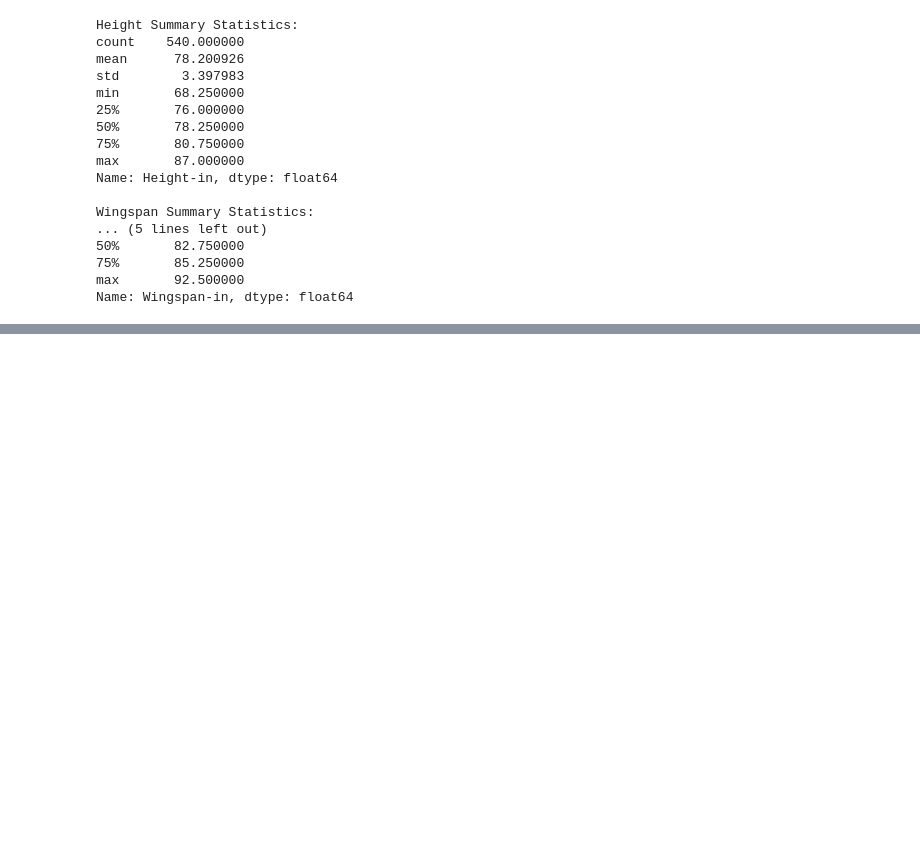
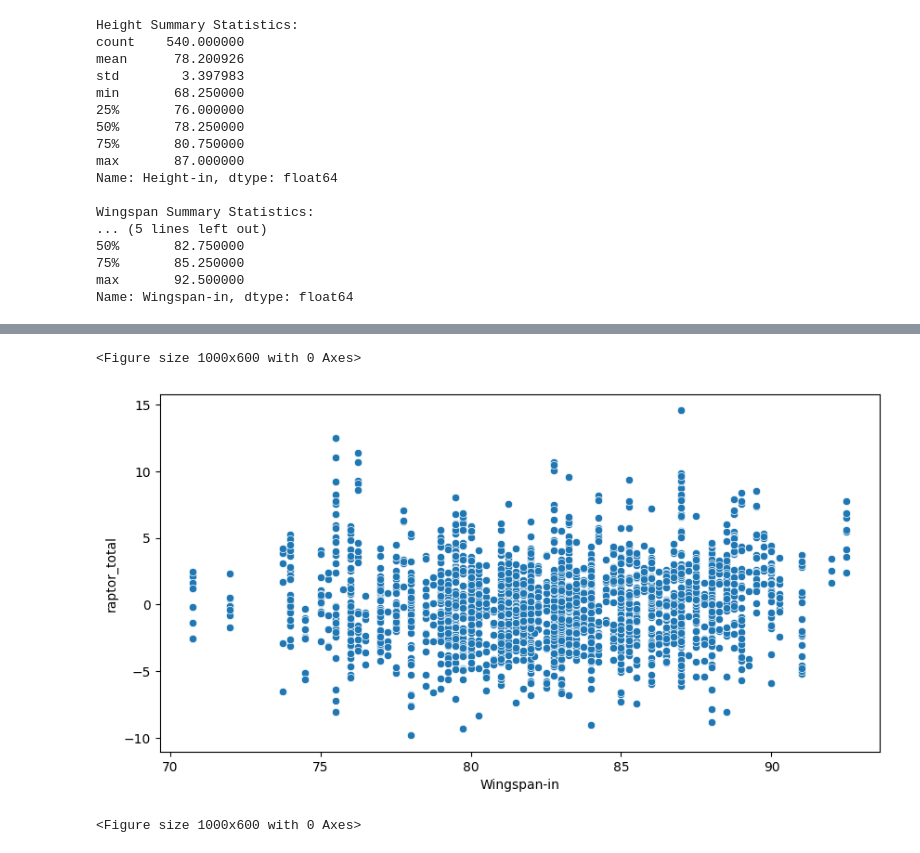
Before and after one commit to ipopStats/Nyhus_Popper_CMPS3160_Project, a Jupyter notebook: Wingspans.ipynb, the cells around one changed output, grey strips where cells are left out. Drawn from its saved outputs; the diff is of its cells as text; code cells hidden in the pictures; blank space fills up the shorter version.

```diff
--- a/Wingspans.ipynb
+++ b/Wingspans.ipynb
@@ -156,0 +207,9 @@ NameError: ignored
+# %%
+# Scatter plot: Wingspan vs. Total Raptor
+plt.figure(figsize=(10, 5))
+sns.scatterplot(x='Wingspan-in', y='raptor_total', data=merged_data)
+plt.figure(figsize=(10, 6))
+# %% [output]
+<Figure size 1000x600 with 0 Axes>
+[figure, added]
+<Figure size 1000x600 with 0 Axes>
```
Also changed, not shown: parts of 8 cells of this notebook.
